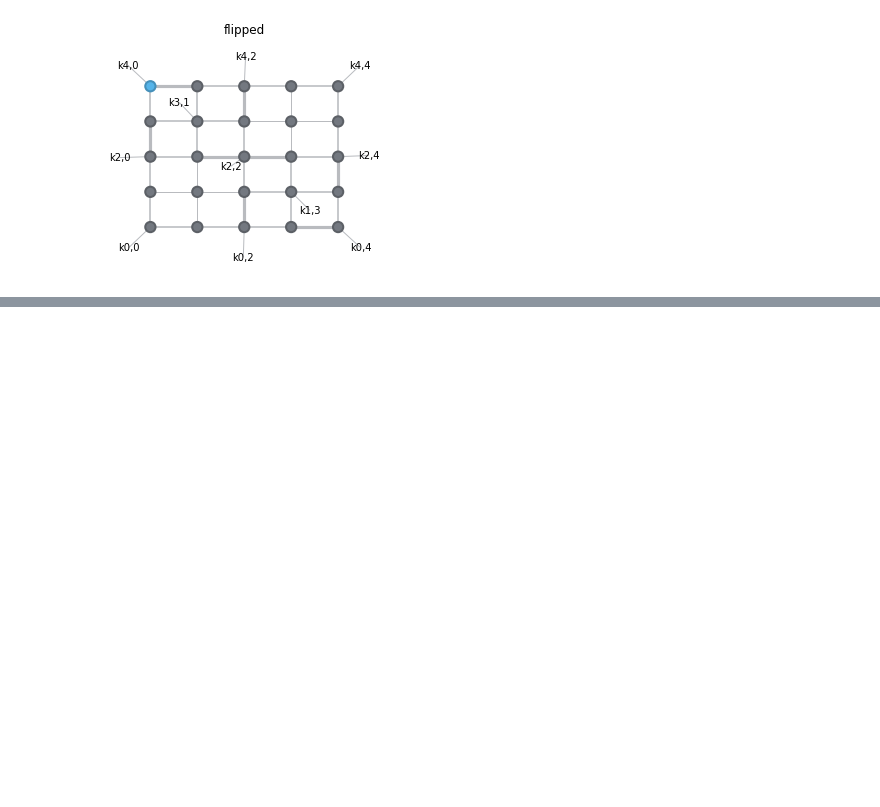
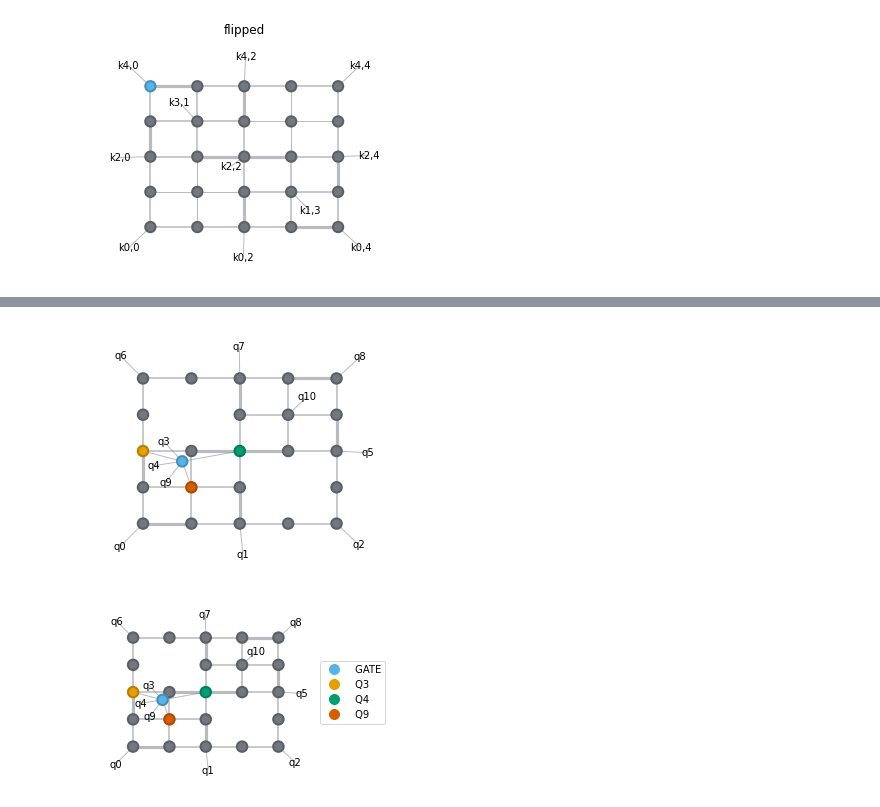
Before and after one commit to gabrielwoolls/fermion-encoding, a Jupyter notebook: Obscure-Examples.ipynb, the cells around one changed output, grey strips where cells are left out. Drawn from its saved outputs; the diff is of its cells as text; code cells hidden in the pictures; blank space fills up the shorter version.

```diff
--- a/Obscure-Examples.ipynb
+++ b/Obscure-Examples.ipynb
@@ -43,0 +50,15 @@ psi_flipped.graph(color=['Q0'], figsize=(4,4), legend=False, title='flipped')
+# %%
+psi = beeky.QubitEncodeVector.rand(3,3).setup_bmps_contraction_()
+
+X = qu.pauli('X')
+gate = X & X & X
+
+target_qs = (3, 4, 9)
+target_coos = tuple(map(psi.qubit_to_coo_map, target_qs))
+# %%
+color=['GATE', 'Q3', 'Q4', 'Q9']
+psi.apply_gate(G=gate, where=target_qs).draw(figsize=(4,4), color=color, legend=0)
+psi.apply_gate(G=gate, where=target_coos, keys='coos').draw(figsize=(4,4), color=color)
+# %% [output]
+[figure, added]
+[figure, added]
```
Also changed, not shown: parts of 1 cell of this notebook, 3 other files.
